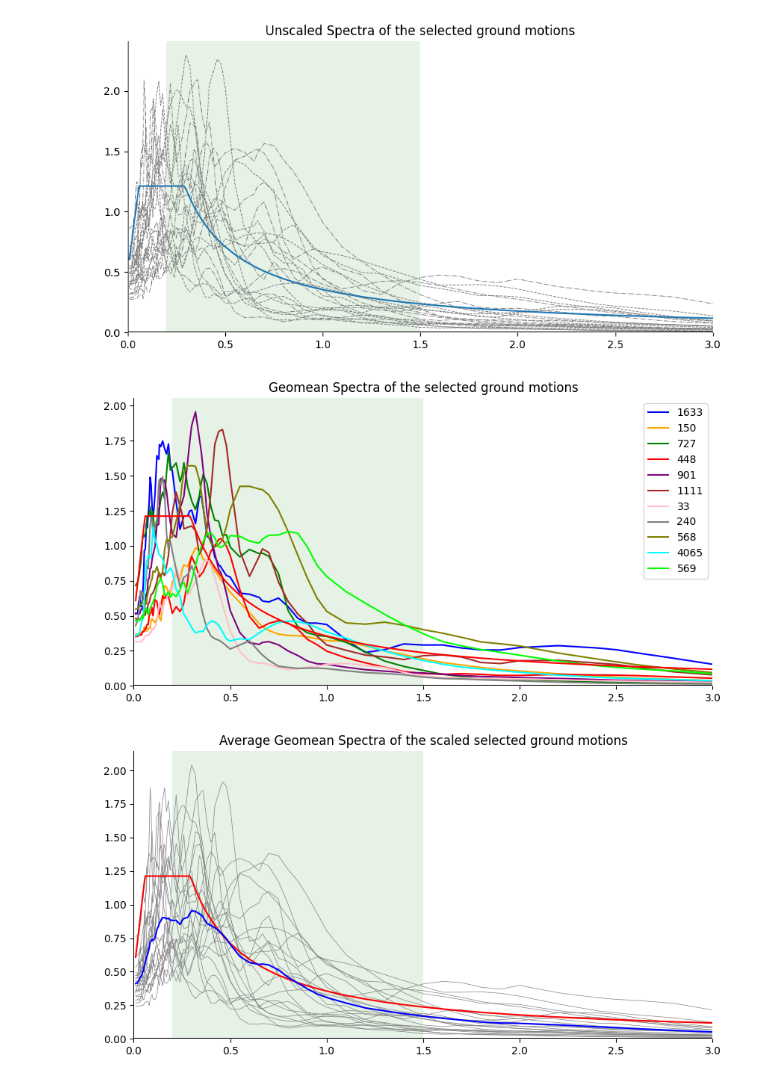
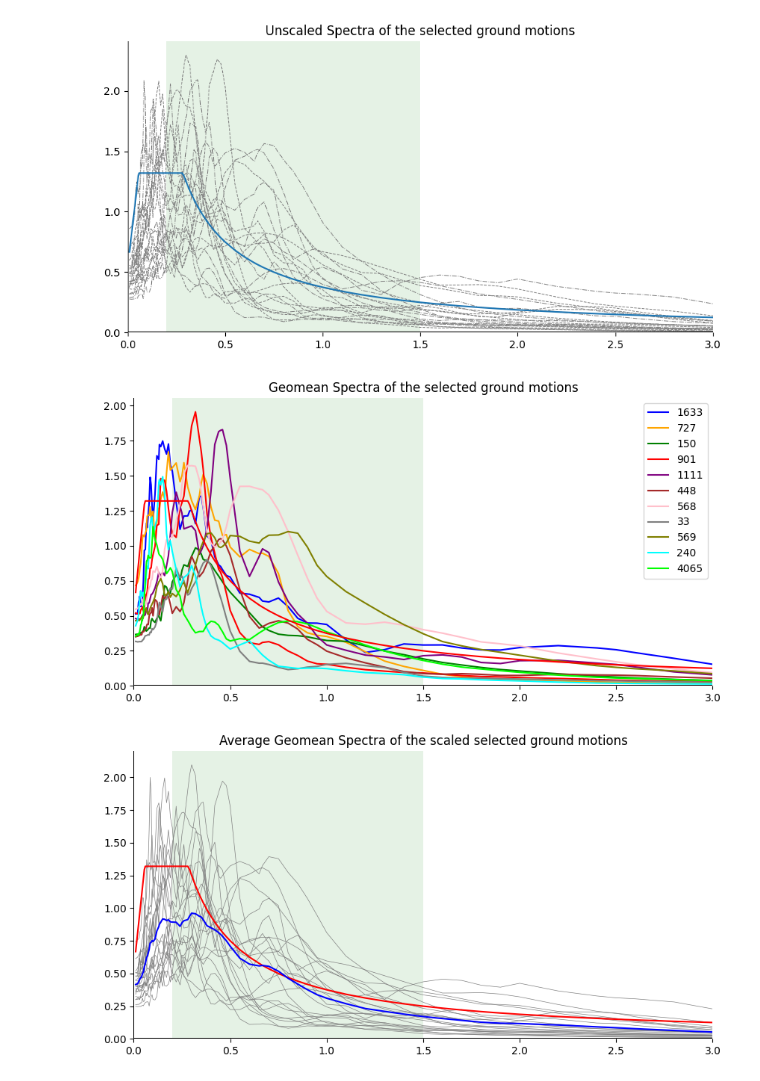
Before and after one commit to dogukankaratas/scalepy, a Jupyter notebook: example-amplitudeScaling.ipynb, the cells around one changed output. Cells and saved outputs as stored; diff of their text form; code cells hidden in the pictures.

Commit message:
scalepyBack update

```diff
--- a/example-amplitudeScaling.ipynb
+++ b/example-amplitudeScaling.ipynb
@@ -1,9 +1,9 @@
 # %%
 import scalepy
 
-target = scalepy.targetSpectrum(1.01, 0.237, 'ZC')
+target = scalepy.targetSpectrum(1.1, 0.25, 'ZC')
 keys = scalepy.recordSelection('3 10', '360 760', '0 3000', 'Strike - Slip', '0 500', '0 500', '0 500', target, period=1)
-scalepy.amplitudeScaling(keys, target, 1, components='rotd100')
+scalepy.amplitudeScaling(keys, target, 1, components='srss')
 # %% [output]
 --------------------------------------------------
 magnitude_range = 3 10
@@ -25,3 +25,3 @@ Total number of appropriate PEER EQE Record (2nd selection) is = 735
-[figure, old version]
+[figure, new version]
-[figure, old version]
+[figure, new version]
-[figure, old version]
+[figure, new version]
```
Also changed, not shown: parts of 1 cell of this notebook, 2 other files.
